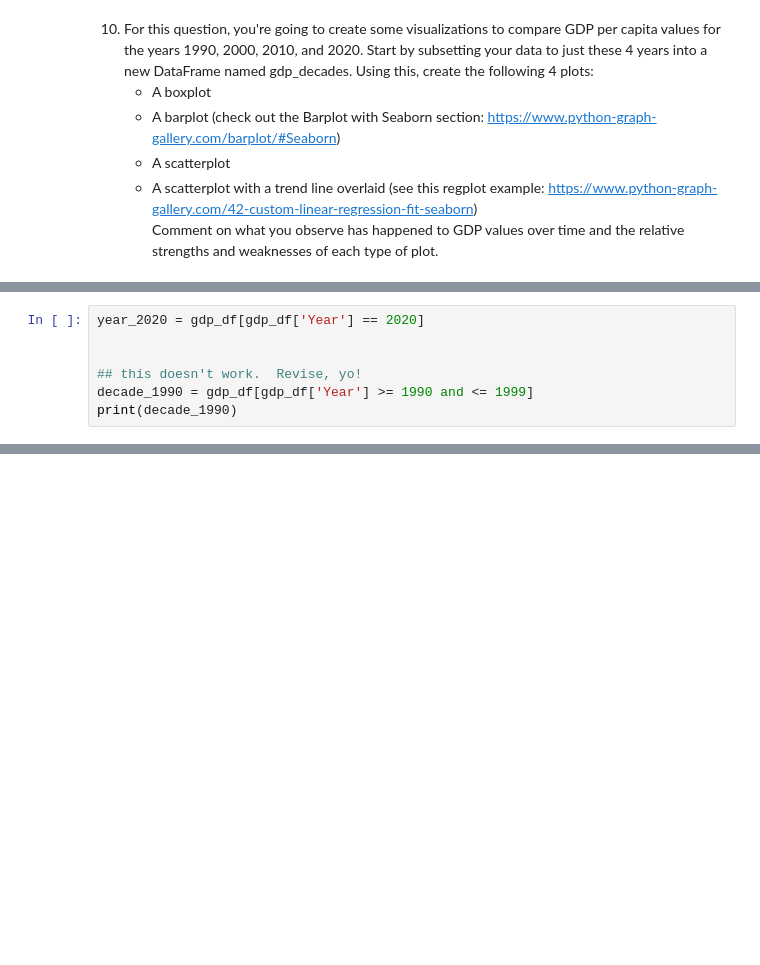
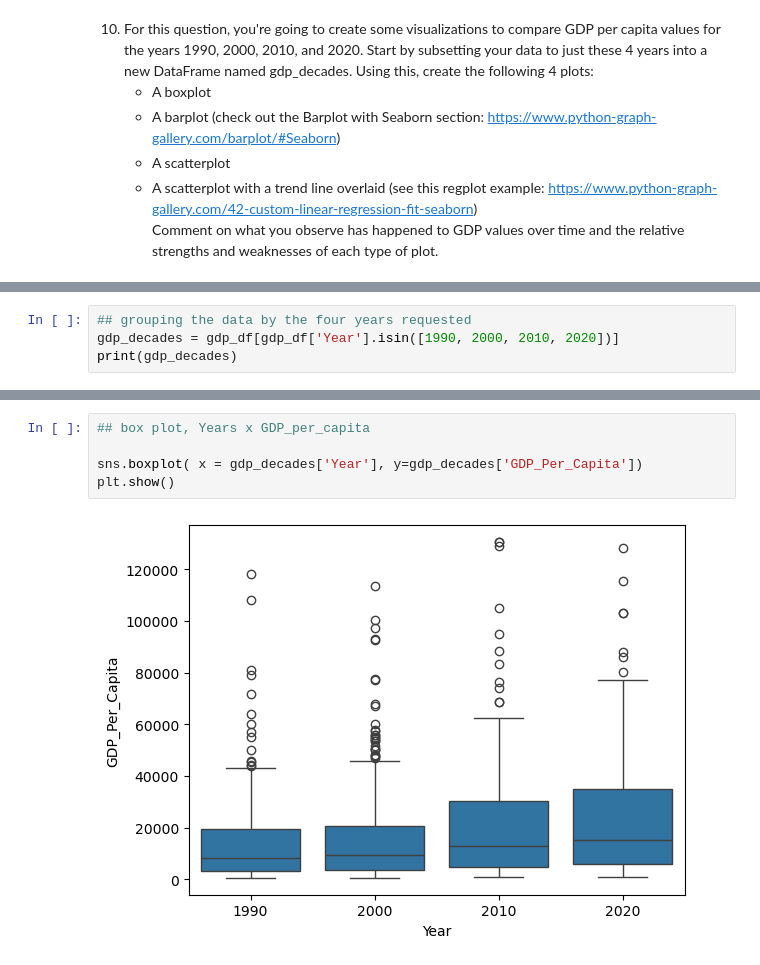
Before and after one commit to NSS-Data-Analytics-Cohort-14/gdp-and-internet-usage-ekimshaf, a Jupyter notebook: notebooks/gdp_internet_usage.ipynb, the cells around one changed output, grey strips where cells are left out. Cells and saved outputs as stored; diff of their text form; blank space fills up the shorter version.

```diff
--- a/notebooks/gdp_internet_usage.ipynb
+++ b/notebooks/gdp_internet_usage.ipynb
@@ -202,8 +204,5 @@ Comment on what you observe has happened to GDP values over time and the relativ
 # %%
-year_2020 = gdp_df[gdp_df['Year'] == 2020]
-
-
-## this doesn't work.  Revise, yo!
-decade_1990 = gdp_df[gdp_df['Year'] >= 1990 and <= 1999]
-print(decade_1990)
+## grouping the data by the four years requested
+gdp_decades = gdp_df[gdp_df['Year'].isin([1990, 2000, 2010, 2020])]
+print(gdp_decades)
 # %% [output]
@@ -210,0 +226,7 @@ SyntaxError: invalid syntax (3281108034.py, line 3)
+# %%
+## box plot, Years x GDP_per_capita
+
+sns.boxplot( x = gdp_decades['Year'], y=gdp_decades['GDP_Per_Capita'])
+plt.show()
+# %% [output]
+[figure, added]
```
Also changed, not shown: parts of 13 cells of this notebook.
